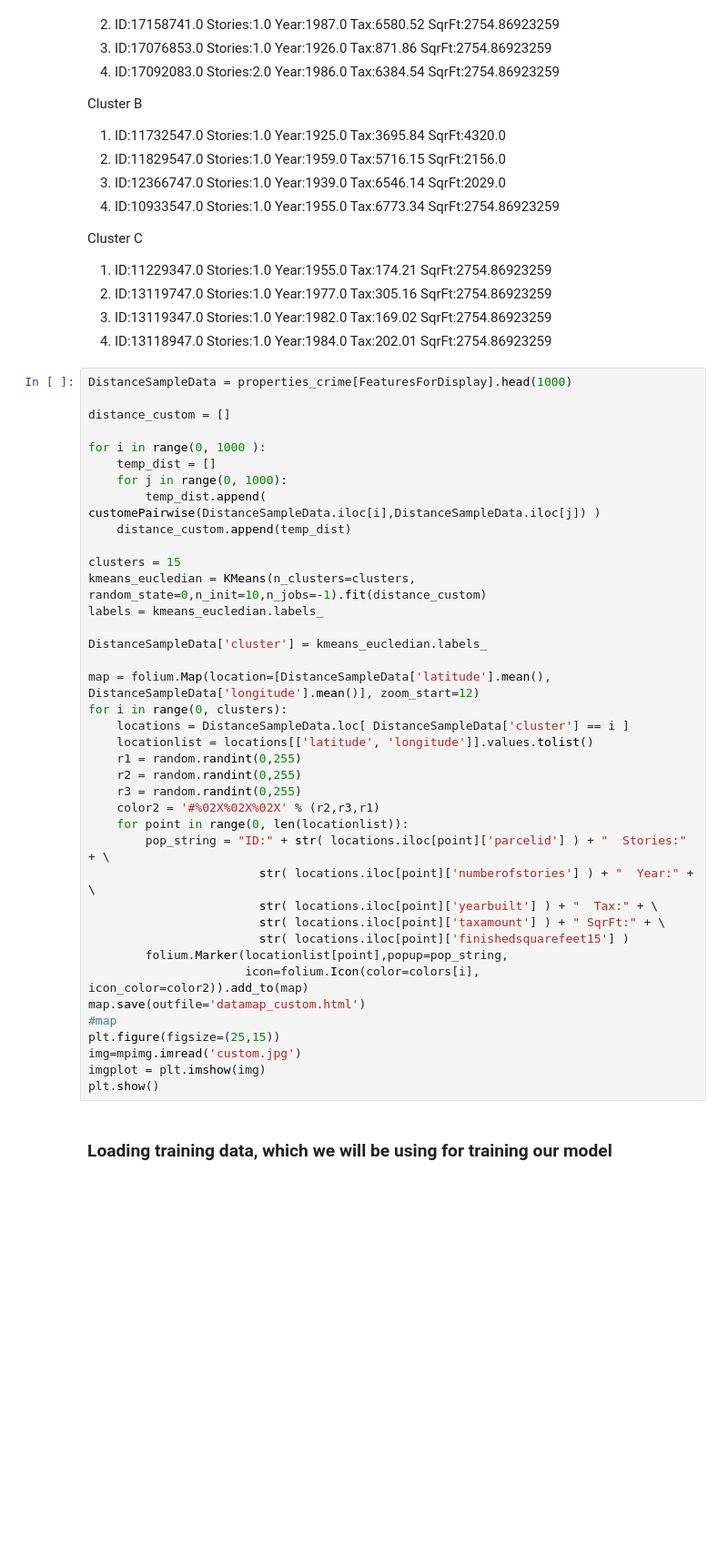
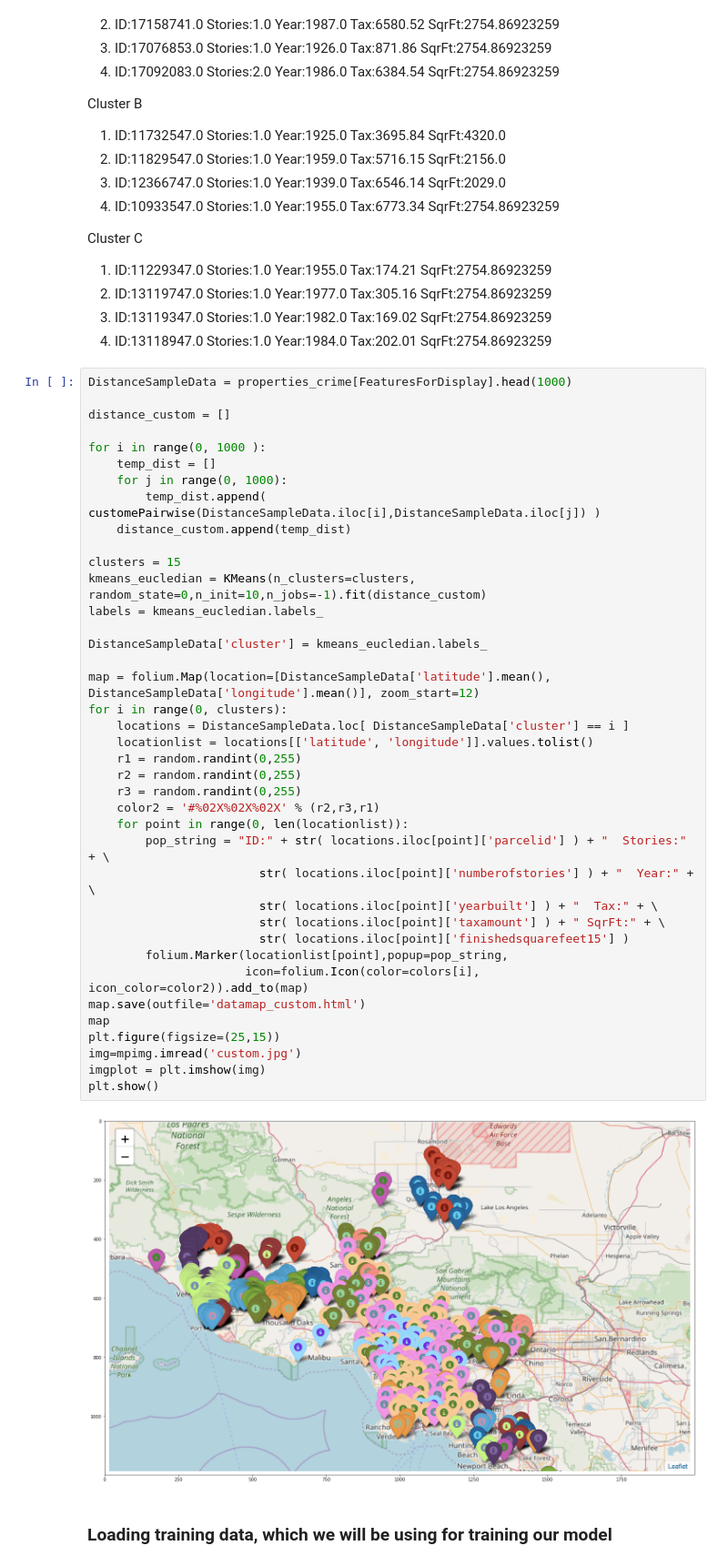
Before and after one commit to kkiran1203/CSE519-2017-111447596, a Jupyter notebook: HW3/HW3.ipynb, the cells around one changed output. Shown at 91% size. Saved outputs shown, nothing was run; the diff lists cells and outputs as text; blank space fills up the shorter version.

```diff
--- a/HW3/HW3.ipynb
+++ b/HW3/HW3.ipynb
@@ -569,34 +569,36 @@ for i in range(0, 1000 ):
         temp_dist.append( customePairwise(DistanceSampleData.iloc[i],DistanceSampleData.iloc[j]) )
     distance_custom.append(temp_dist)
 
 clusters = 15
 kmeans_eucledian = KMeans(n_clusters=clusters, random_state=0,n_init=10,n_jobs=-1).fit(distance_custom)
 labels = kmeans_eucledian.labels_
 
 DistanceSampleData['cluster'] = kmeans_eucledian.labels_
 
 map = folium.Map(location=[DistanceSampleData['latitude'].mean(), DistanceSampleData['longitude'].mean()], zoom_start=12)
 for i in range(0, clusters):
     locations = DistanceSampleData.loc[ DistanceSampleData['cluster'] == i ]
     locationlist = locations[['latitude', 'longitude']].values.tolist()
     r1 = random.randint(0,255)
     r2 = random.randint(0,255)
     r3 = random.randint(0,255)
     color2 = '#%02X%02X%02X' % (r2,r3,r1)
     for point in range(0, len(locationlist)):
         pop_string = "ID:" + str( locations.iloc[point]['parcelid'] ) + "  Stories:" + \
                         str( locations.iloc[point]['numberofstories'] ) + "  Year:" + \
                         str( locations.iloc[point]['yearbuilt'] ) + "  Tax:" + \
                         str( locations.iloc[point]['taxamount'] ) + " SqrFt:" + \
                         str( locations.iloc[point]['finishedsquarefeet15'] )
         folium.Marker(locationlist[point],popup=pop_string,
                       icon=folium.Icon(color=colors[i], icon_color=color2)).add_to(map)
 map.save(outfile='datamap_custom.html')
-#map
+map
 plt.figure(figsize=(25,15))
 img=mpimg.imread('custom.jpg')
 imgplot = plt.imshow(img)
 plt.show()
+# %% [output]
+[figure, added]
 # %% [markdown]
 ### Loading training data, which we will be using for training our model
 # %%
```
Also changed, not shown: 1 other file.
